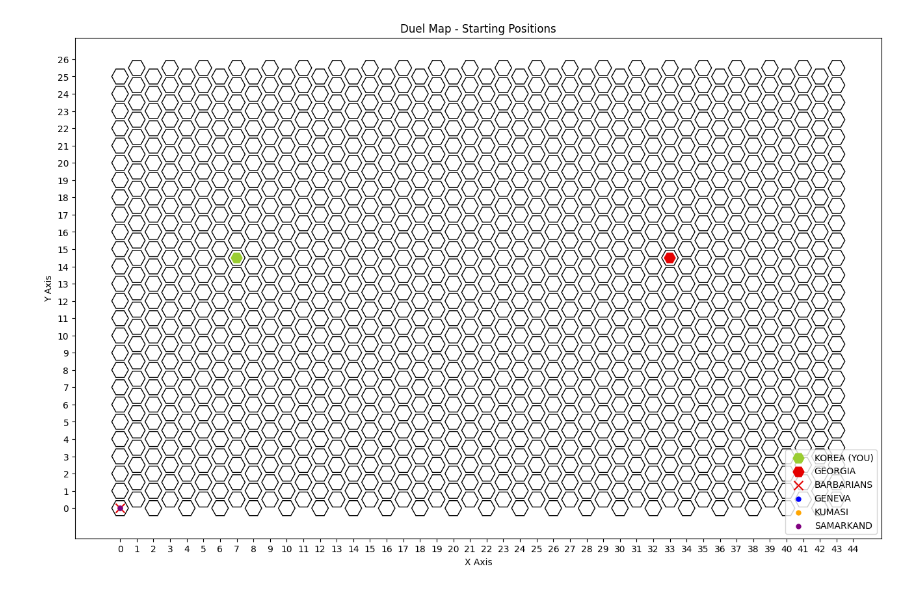
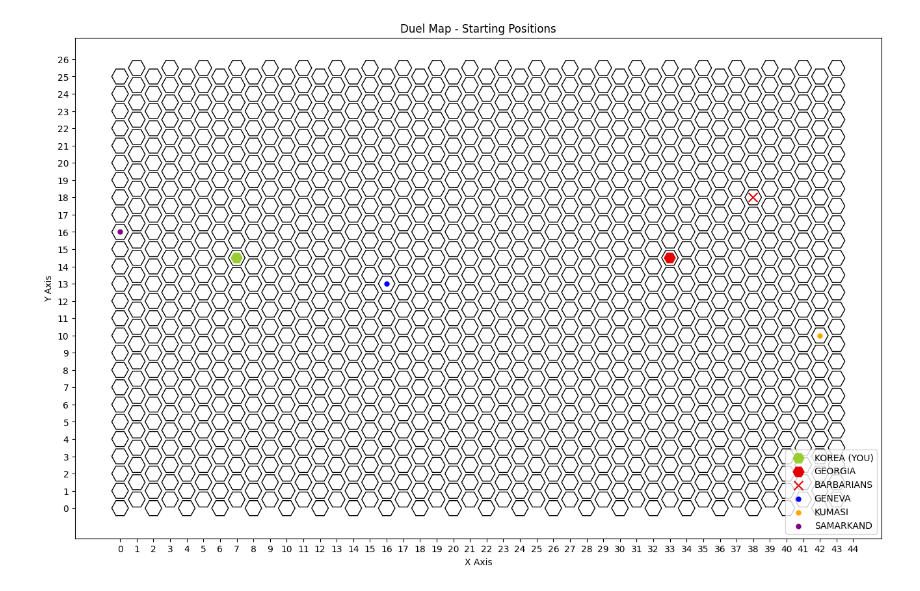
Before and after one commit to Jacob-CL/Civ6-GameReader, a Jupyter notebook: Civ6GameReaderV2.ipynb, the cells around one changed output. Cells and saved outputs as stored; diff of their text form; code cells hidden in the pictures.

Commit message:
Working citystates and barbarians name and plotting

```diff
--- a/Civ6GameReaderV2.ipynb
+++ b/Civ6GameReaderV2.ipynb
@@ -34,6 +34,7 @@ player63 = {'civ': 'BARBARIANS', 'x_start': 0, 'y_start': 0, 'unit_count': 0,}
 
 full_civ_players = [player0, player1]
 city_state_players = [player2, player3, player4]
+all_players = [player0, player1, player2, player3, player4, player62, player63]
 
 # Function to determine whether number is even or not
 def is_odd(n):
@@ -121,7 +122,6 @@ with open('C:\\Users\\User\\AppData\\Local\\Firaxis Games\\Sid Meier\'s Civiliza
             # Toggle to the next player for the next matching line
             current_player = (current_player + 1) % len(full_civ_players)  # This will toggle between 0 and 1 for two full_civ_players
 
-
 # GET CITY STATE NAME
 city_state_name_string = "CIVILIZATION_LEVEL_CITY_STATE"
 
@@ -129,33 +129,87 @@ current_city_state = 0  # Start with player 1 (player_0)
 with open('C:\\Users\\User\\AppData\\Local\\Firaxis Games\\Sid Meier\'s Civilization VI\\Logs\\GameCore.log', 'r') as file:
     for line in file:
         if city_state_name_string in line:
             name_pattern = r"Civilization - CIVILIZATION_([A-Za-z]+)\s"
             name_match = re.search(name_pattern, line)
             if name_match:
                 name = str(name_match.group(1))
                 city_state_players[current_city_state]['civ'] = name
 
             current_city_state = (current_city_state + 1) % len(city_state_players)  # This will toggle between 0 and 1 for two full_civ_players
 
+
+# GET CITY STATE COORDS
+# Searching for a specific string within the file content that contains relevant info"
+city_state_coord_start_string = "Map Script: Minor Start X:"
+current_player = 0  # Start with player 1
+with open('C:\\Users\\User\\AppData\\Local\\Firaxis Games\\Sid Meier\'s Civilization VI\\Logs\\Lua.log', 'r') as file:
+    for line in file:
+        if line.startswith(city_state_coord_start_string):
+            # Extract X coordinate
+            x_pattern = r"Minor Start X:\s*(\d+)"
+            x_match = re.search(x_pattern, line)
+            if x_match:
+                x_number = int(x_match.group(1))
+                city_state_players[current_player]['x_start'] = x_number
+
+            # Extract Y coordinate
+            y_pattern = r"Minor Start Y:\s*(\d+)"
+            y_match = re.search(y_pattern, line)
+            if y_match:
+                y_number = int(y_match.group(1))
+                city_state_players[current_player]['y_start'] = y_number
+
+            # Toggle to the next player for the next matching line
+            current_player = (current_player + 1) % len(city_state_players)  # This will toggle between 0 and 1 for two full_civ_players
+
+
+# GET BARBARIAN COORDS
+df = pd.read_csv('C:\\Users\\User\\Documents\\Python Scripts\\Civ6\\Civ game at the start of turn 2\\Barbarians.csv', header=None)
+x_and_y = df[3][1]
+x_barbarians = int(x_and_y[0:3])
+y_barbarians = int(x_and_y[-2:])
+player63['x_start'] = x_barbarians
+player63['y_start'] = y_barbarians
+
+# Adjust y axis to allign with grid if necessary
 if is_odd(player0['x_start']):
     player0['y_start'] += 0.5
 
 if is_odd(player1['x_start']):
     player1['y_start'] += 0.5
 
+if is_odd(player2['x_start']):
+    player2['y_start'] += 0.5
+
+if is_odd(player3['x_start']):
+    player3['y_start'] += 0.5
+
+if is_odd(player4['x_start']):
+    player4['y_start'] += 0.5
+
+if is_odd(player63['x_start']):
+    player63['y_start'] += 0.5
+
 # Small adjustment to centre the plotted hexagons
 player0['x_start'] -= 0.01
 player1['x_start'] -= 0.01
+player2['x_start'] -= 0.01
+player3['x_start'] -= 0.01
+player4['x_start'] -= 0.01
+player63['x_start']-= 0.01
+
+
+
 
 plot_hexagon_grid(26, 44, dot_info=
                   [(player0['x_start'], player0['y_start'], 'yellowgreen', (player0['civ'] + ' (YOU)'), 150, "H"),
                    (player1['x_start'], player1['y_start'], '#E50000', player1['civ'], 150, "H"),
                    (player63['x_start'], player63['y_start'], '#E50000', player63['civ'], 100, "x"),
                    (player2['x_start'], player2['y_start'], '#0000FF', player2['civ'], 100, "."),
                    (player3['x_start'], player3['y_start'], 'orange', player3['civ'], 100, "."),
                    (player4['x_start'], player4['y_start'], 'purple', player4['civ'], 100, "."),
                    ])
 # %% [output]
-[figure, old version]
+[figure, new version]
 # %%
 # C:/Users/User/AppData/Local/Firaxis Games/Sid Meier's Civilization VI/Logs
```
